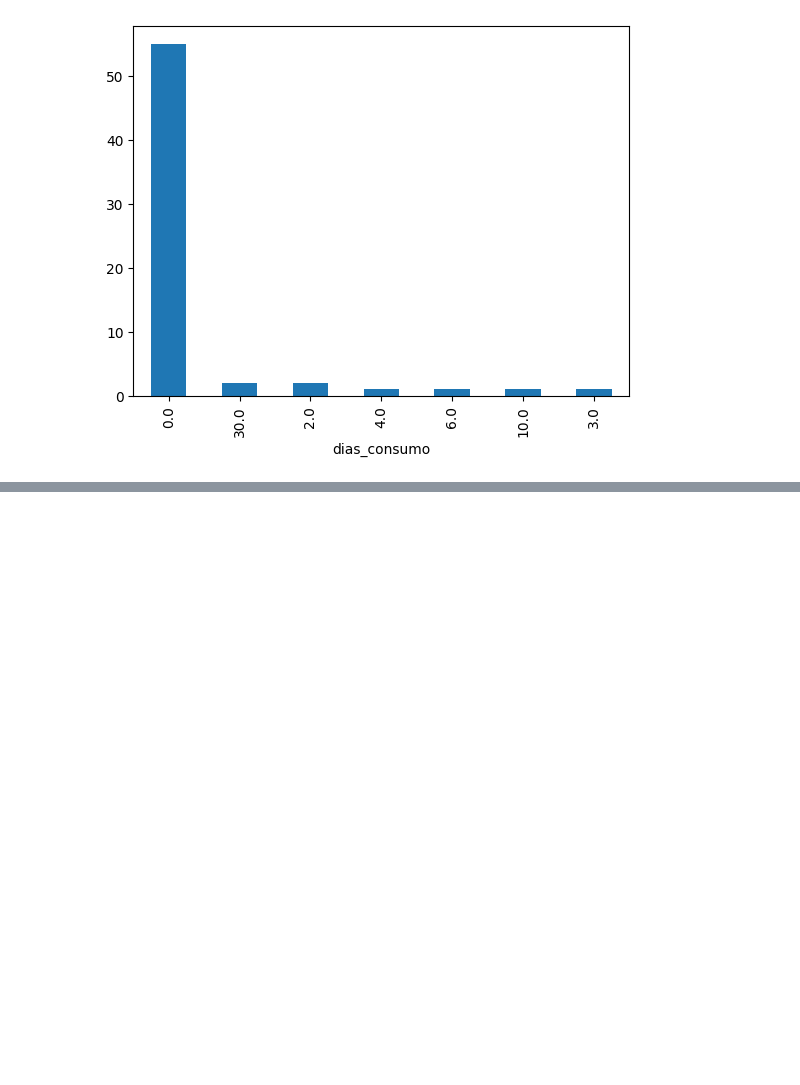
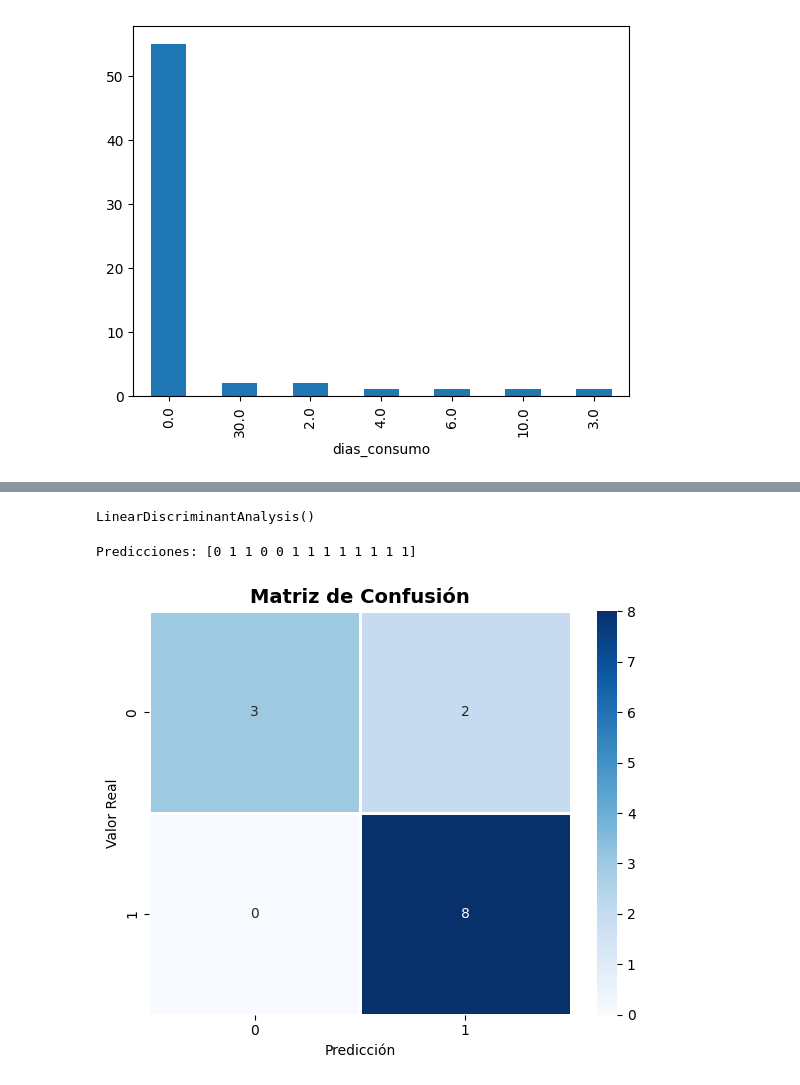
Before and after one commit to dubanmojica/programacion1, a Jupyter notebook: proyecto_de_programacion_28_de_mayo.ipynb, the cells around one changed output, grey strips where cells are left out. Drawn from its saved outputs; the diff is of its cells as text; code cells hidden in the pictures; blank space fills up the shorter version.

```diff
--- a/proyecto_de_programacion_28_de_mayo.ipynb
+++ b/proyecto_de_programacion_28_de_mayo.ipynb
@@ -320,3 +315,13 @@ dataf.head(4)
 | 1 | 0 | 1 | 1 | 0 | 0 | ... |
 | 2 | 1 | 0 | 1 | 0 | 0 | ... |
 | 3 | 0 | 1 | 1 | 0 | 0 | ... |
+# %%
+from sklearn.model_selection import train_test_split
+train_data, test_data = train_test_split(dataf, test_size=0.2, random_state=42)
+# %%
+target_y_column = 'consumo_30d_0.0'
+columns_to_drop_from_X = [col for col in dataf.columns if col.startswith('consumo_30d_')]
+X_train = train_data.drop(columns=columns_to_drop_from_X, axis=1)
+y_train = train_data[target_y_column]
+X_test = test_data.drop(columns=columns_to_drop_from_X, axis=1)
+y_test = test_data[target_y_column]
@@ -322,0 +336,42 @@ dataf.head(4)
+# %%
+from sklearn.discriminant_analysis import LinearDiscriminantAnalysis
+lda = LinearDiscriminantAnalysis()
+lda.fit(X_train, y_train)
+# %% [output]
+LinearDiscriminantAnalysis()
+# %%
+y_pred = lda.predict(X_test) # Se hace prediccion sobre los datos de validacion para la variable explicativa
+print("Predicciones:", y_pred)
+# %% [output]
+Predicciones: [0 1 1 0 0 1 1 1 1 1 1 1 1]
+# %%
+import matplotlib.pyplot as plt
+import seaborn as sns
+from sklearn.metrics import confusion_matrix
+
+# Calcular matriz
+cm = confusion_matrix(y_test, y_pred)
+
+# Crear figura
+plt.figure(figsize=(6,5))
+
+# Dibujar heatmap bonito
+sns.heatmap(
+    cm,
+    annot=True,
+    fmt='d',
+    cmap='Blues',
+    cbar=True,
+    linewidths=1,
+    linecolor='white'
+)
+
+# Etiquetas y título
+plt.title('Matriz de Confusión', fontsize=14, fontweight='bold')
+plt.xlabel('Predicción')
+plt.ylabel('Valor Real')
+
+plt.tight_layout()
+plt.show()
+# %% [output]
+[figure, added]
```
Also changed, not shown: parts of 31 cells of this notebook.
